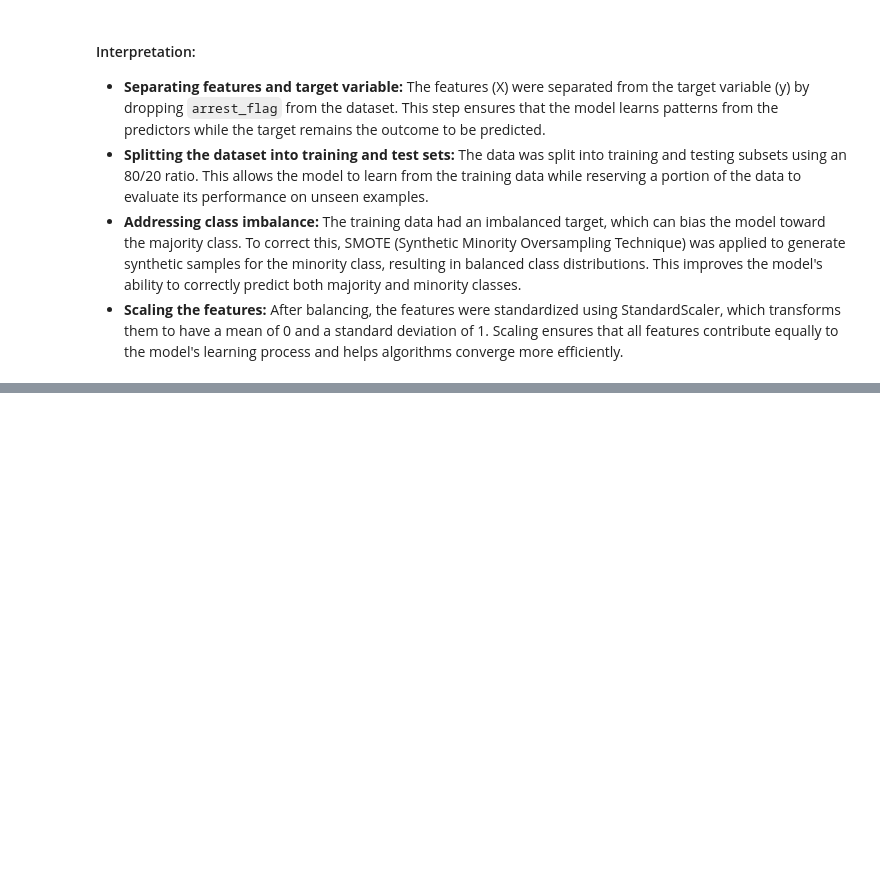
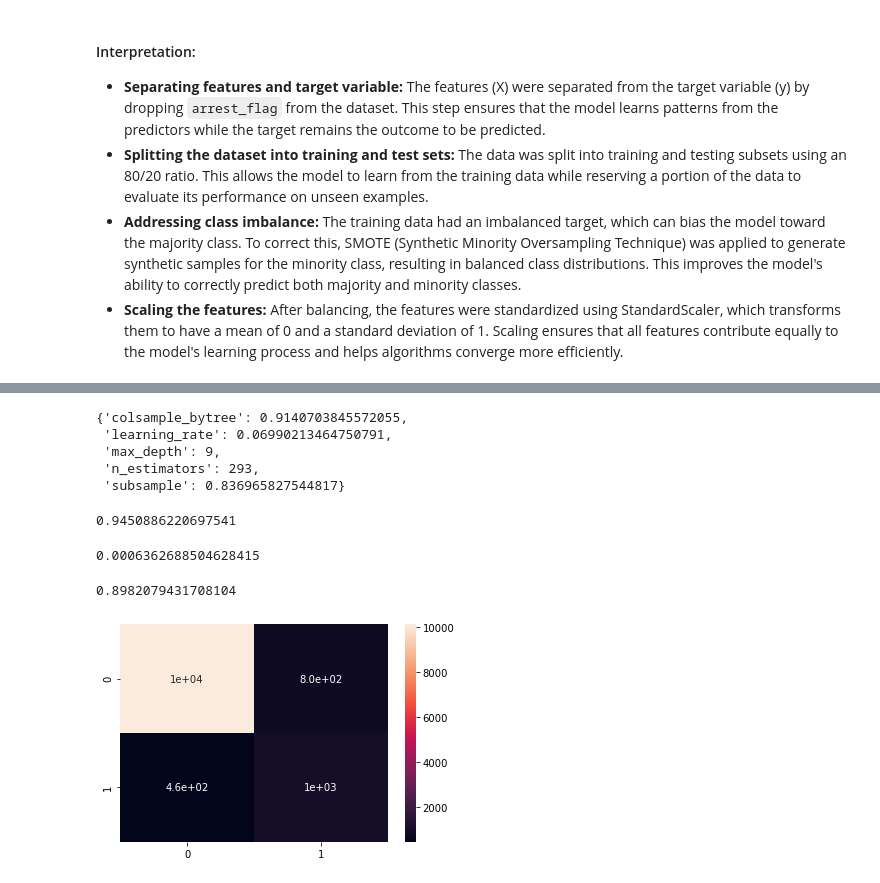
Before and after one commit to StacyMogeni/phase3_project, a Jupyter notebook: Untitled.ipynb, the cells around one changed output, grey strips where cells are left out. Saved outputs shown, nothing was run; the diff lists cells and outputs as text; code cells hidden in the pictures; blank space fills up the shorter version.

```diff
--- a/Untitled.ipynb
+++ b/Untitled.ipynb
@@ -1410,7 +1410,7 @@ X = merged_df.drop("arrest_flag", axis=1)
 y = merged_df["arrest_flag"]
 # %%
 #Split the dataset into train and test sets
-X_train, X_test, y_train, y_test = train_test_split(X, y, test_size=.2, random_state=42)
+X_train, X_test, y_train, y_test = train_test_split(X, y, test_size=.2, random_state=42, stratify=y)
 
 #Check the shape of both sets
 X_train.shape , X_test.shape, y_train.shape, y_test.shape
@@ -1718,0 +1746,16 @@ random_search.fit(X_train_sc, y_train_s)
+# %%
+#Define the parameter distribution (XGBoost-specific)
+param_dist = {
+    "max_depth": randint(3, 10),
+    "learning_rate": uniform(0.01, 0.3),
+    "n_estimators": randint(50, 500),
+    "subsample": uniform(0.6, 0.4),
+    "colsample_bytree": uniform(0.6, 0.4)
+}
+
+#Instatiate RandomizedSearchCV
+random_search = RandomizedSearchCV(estimator=boost, param_distributions=param_dist, n_iter=10, cv=5,
+                                   scoring="accuracy", random_state=42,n_jobs=-1)
+
+#Fit on scaled and balanced training data
+random_search.fit(X_train_sc, y_train_s)
@@ -1719,3 +1781,47 @@ random_search.fit(X_train_sc, y_train_s)
 # %%
 #check best params
 random_search.best_params_
+# %% [output]
+{'colsample_bytree': 0.9140703845572055,
+ 'learning_rate': 0.06990213464750791,
+ 'max_depth': 9,
+ 'n_estimators': 293,
+ 'subsample': 0.836965827544817}
+# %%
+#Create the model
+boost2 = XGBClassifier(colsample_bytree = 0.9140703845572055, learning_rate = 0.06990213464750791, max_depth = 9,
+                       n_estimators= 293, subsample = 0.836965827544817)
+
+#Train the model
+boost2.fit(X_train_sc, y_train_s)
+
+##create the Kfold
+kf = KFold(n_splits=5, shuffle=True, random_state=42)
+
+#Check the accuracy score
+score4 = cross_val_score(boost2, X_train_sc, y_train_s, cv=kf, scoring= "accuracy")
+
+#Get the mean of all the accuracy scores
+mean_ac4 = np.mean(score4)
+mean_ac4
+# %% [output]
+0.9450886220697541
+# %%
+#Check the standard deviation of the accuracy score
+score4.std()
+# %% [output]
+0.0006362688504628415
+# %%
+#Predict
+y_pred4 = boost2.predict(X_test_sc)
+
+#Get the Accuracy
+accuracy_score(y_test, y_pred4)
+# %% [output]
+0.8982079431708104
+# %%
+#Check the false postives and the true positives
+conf = confusion_matrix(y_test, y_pred4)
+sns.heatmap(conf, annot=True);
+# %% [output]
+[figure, added]
```
Also changed, not shown: parts of 82 cells of this notebook.
